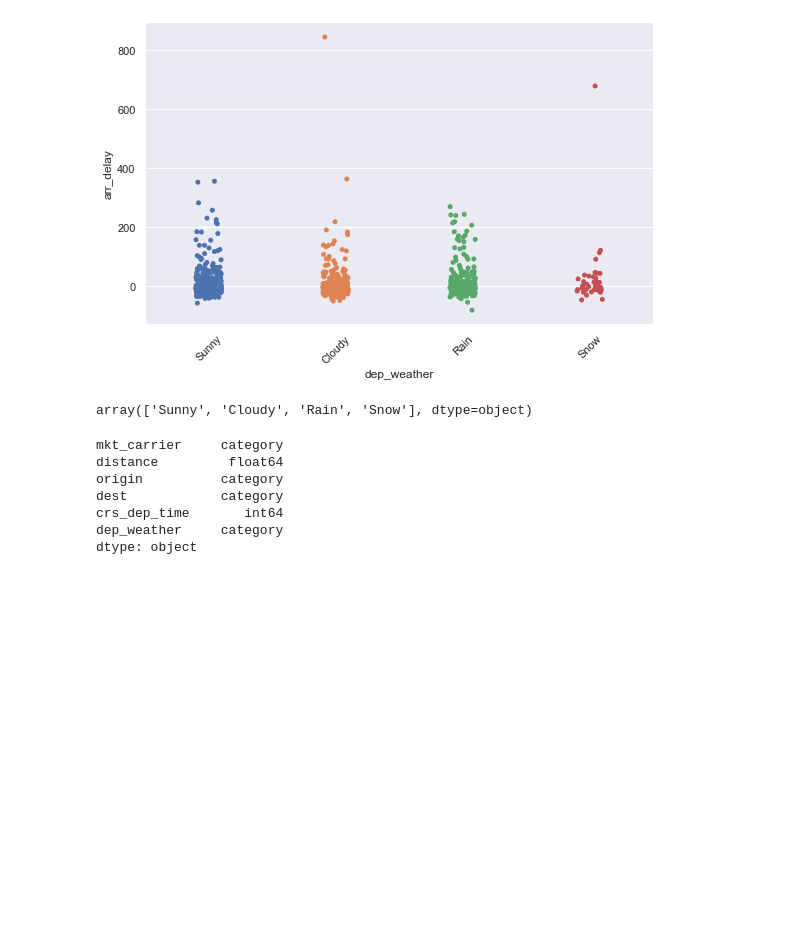
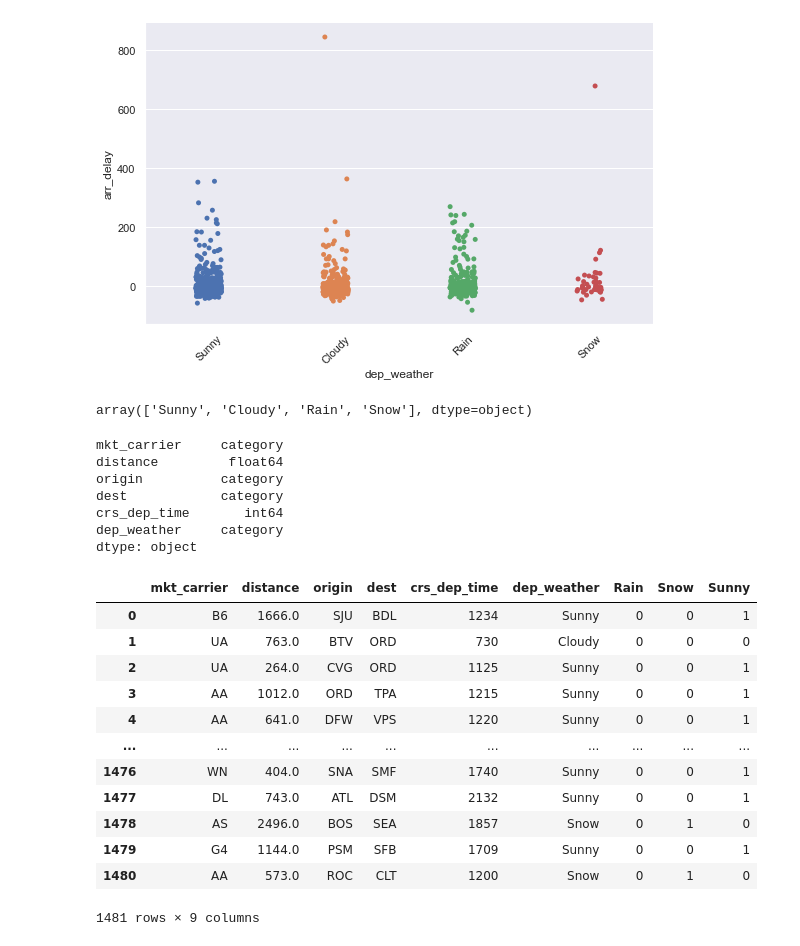
Before and after one commit to Richlorr/MidtermFlights, a Jupyter notebook: TESTING.ipynb, the cells around one changed output. Cells and saved outputs as stored; diff of their text form; code cells hidden in the pictures; blank space fills up the shorter version.

```diff
--- a/TESTING.ipynb
+++ b/TESTING.ipynb
@@ -419,6 +419,24 @@ dest            category
 crs_dep_time       int64
 dep_weather     category
 dtype: object
+# %%
+dummies = pd.get_dummies(X['dep_weather'], drop_first=True)
+X = pd.merge(X,dummies, left_index=True, right_index=True)
+X
+# %% [output]
+|  | mkt_carrier | distance | origin | dest | crs_dep_time | dep_weather | Rain | Snow | Sunny |
+| 0 | B6 | 1666.0 | SJU | BDL | 1234 | Sunny | 0 | 0 | 1 |
+| 1 | UA | 763.0 | BTV | ORD | 730 | Cloudy | 0 | 0 | 0 |
+| 2 | UA | 264.0 | CVG | ORD | 1125 | Sunny | 0 | 0 | 1 |
+| 3 | AA | 1012.0 | ORD | TPA | 1215 | Sunny | 0 | 0 | 1 |
+| 4 | AA | 641.0 | DFW | VPS | 1220 | Sunny | 0 | 0 | 1 |
+| ... | ... | ... | ... | ... | ... | ... | ... | ... | ... |
+| 1476 | WN | 404.0 | SNA | SMF | 1740 | Sunny | 0 | 0 | 1 |
+| 1477 | DL | 743.0 | ATL | DSM | 2132 | Sunny | 0 | 0 | 1 |
+| 1478 | AS | 2496.0 | BOS | SEA | 1857 | Snow | 0 | 1 | 0 |
+| 1479 | G4 | 1144.0 | PSM | SFB | 1709 | Sunny | 0 | 0 | 1 |
+| 1480 | AA | 573.0 | ROC | CLT | 1200 | Snow | 0 | 1 | 0 |
+1481 rows × 9 columns
 # %%
 X['carrier_cat'] = X['mkt_carrier'].cat.codes
 X['origin_cat'] = X['origin'].cat.codes
```
Also changed, not shown: parts of 27 cells of this notebook.
